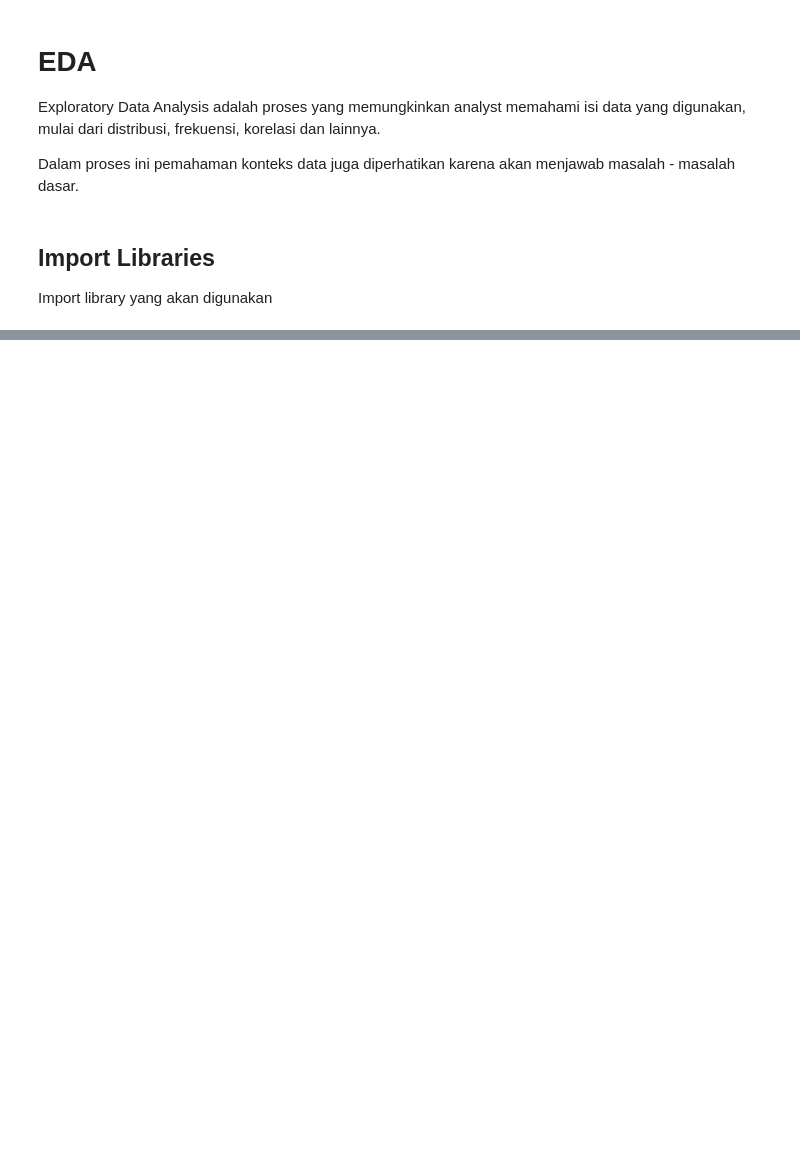
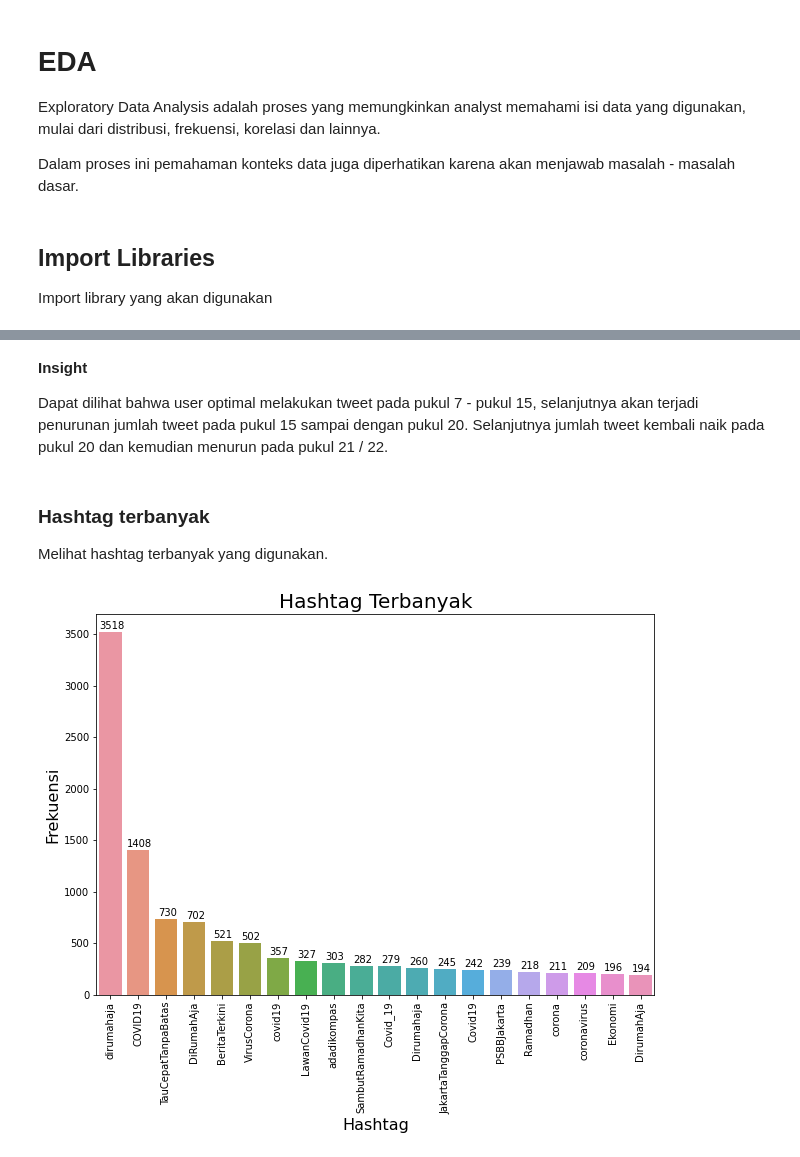
Before and after one commit to Hyuto/Analisis-Sentimen-Corona-DKI-Jakarta, a Jupyter notebook: notebook/ADE.ipynb, the cells around one changed output, grey strips where cells are left out. Saved outputs shown, nothing was run; the diff lists cells and outputs as text; code cells hidden in the pictures; blank space fills up the shorter version.

```diff
--- a/notebook/ADE.ipynb
+++ b/notebook/ADE.ipynb
@@ -219,0 +102,34 @@ plt.show()
+# %% [markdown]
+**Insight**
+
+Dapat dilihat bahwa user optimal melakukan tweet pada pukul 7 - pukul 15, selanjutnya akan terjadi penurunan jumlah tweet pada pukul 15 sampai dengan pukul 20. Selanjutnya jumlah tweet kembali naik pada pukul 20 dan kemudian menurun pada pukul 21 / 22.
+# %% [markdown]
+### Hashtag terbanyak
+
+Melihat hashtag terbanyak yang digunakan.
+# %%
+# Menghitung banyak hashtag terkait
+freks = {}
+for x in data["hashtags"].values:
+    x = ast.literal_eval(x)
+    for i in x:
+        if i not in freks:
+            freks[i] = 1
+        else:
+            freks[i] += 1
+
+hashtag = (pd.DataFrame({"hashtag": freks.keys(), "frekuensi": freks.values()})
+           .sort_values(by="frekuensi", ascending=False))
+
+# Plot 20 Hashtag terbanyak
+plt.figure(figsize=(10, 7))
+sns.barplot(data=hashtag.head(20), x="hashtag", y="frekuensi")
+for i, v in enumerate(hashtag.head(20)["frekuensi"].tolist()):
+    plt.text(i - len(str(v)) / 10, v + 30, str(v), fontsize=10)
+plt.title("Hashtag Terbanyak", fontsize=20)
+plt.xticks(rotation=90)
+plt.xlabel("Hashtag", fontsize=16)
+plt.ylabel("Frekuensi", fontsize=16)
+plt.show()
+# %% [output]
+[figure, added]
```
Also changed, not shown: parts of 39 cells of this notebook, 4 other files.
